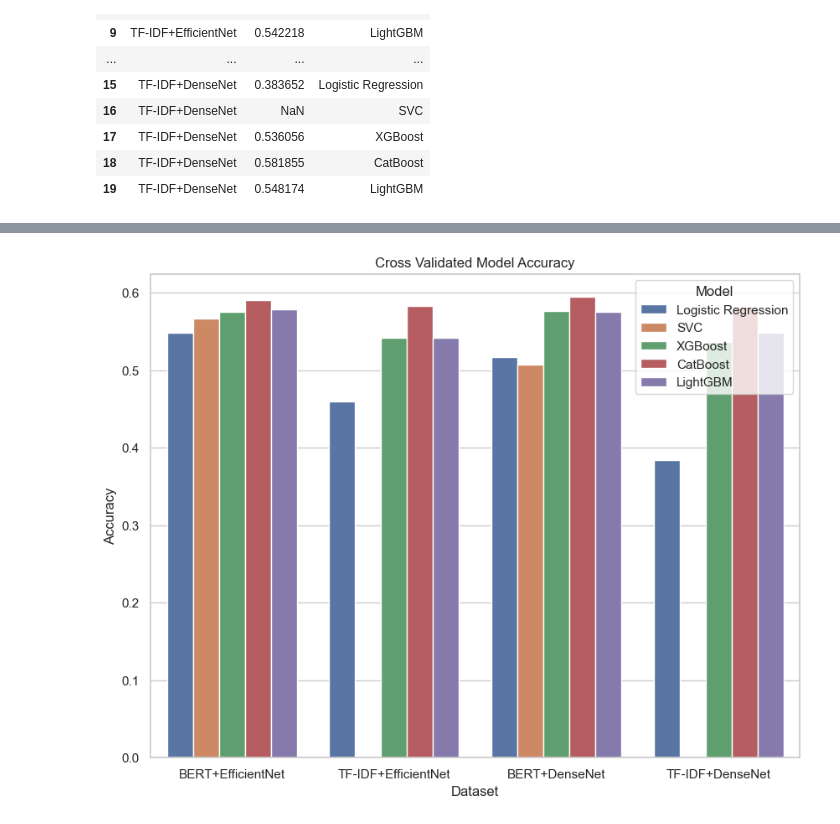
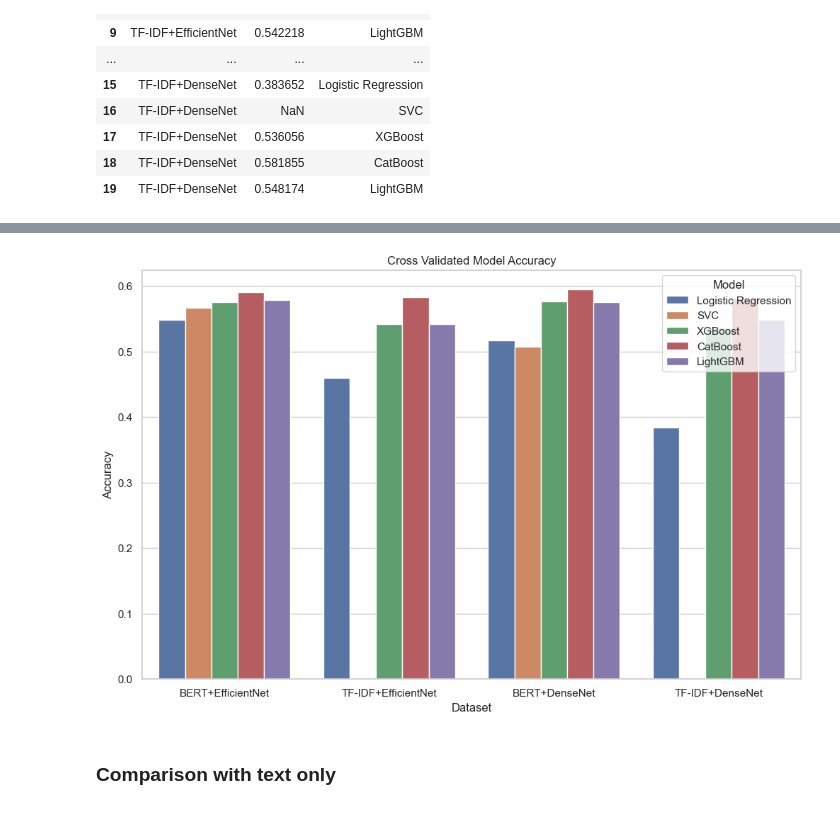
Before and after one commit to Prashant-Tiwari26/Multimodal-Sentiment-Analysis-using-Text-and-Images, a Jupyter notebook: Notebooks/initial_multimodal.ipynb, the cells around one changed output, grey strips where cells are left out. Cells and saved outputs as stored; diff of their text form; code cells hidden in the pictures.

Commit message:
comparison with text  only

```diff
--- a/Notebooks/initial_multimodal.ipynb
+++ b/Notebooks/initial_multimodal.ipynb
@@ -494,9 +496,11 @@ plt.show()
 # %%
-plt.figure(figsize=[10,7.5])
+plt.figure(figsize=[12,7.5])
 plt.title("Cross Validated Model Accuracy")
 sns.barplot(df, x="Dataset", y="Accuracy", hue="Model")
 plt.show()
 # %% [output]
-[figure, old version]
+[figure, new version]
 # %%
 df.to_csv("../Data/Performance/01_inital_multimodal.csv", index=False)
+# %% [markdown]
+### Comparison with text only
```
Also changed, not shown: parts of 5 cells of this notebook, 1 other file.
